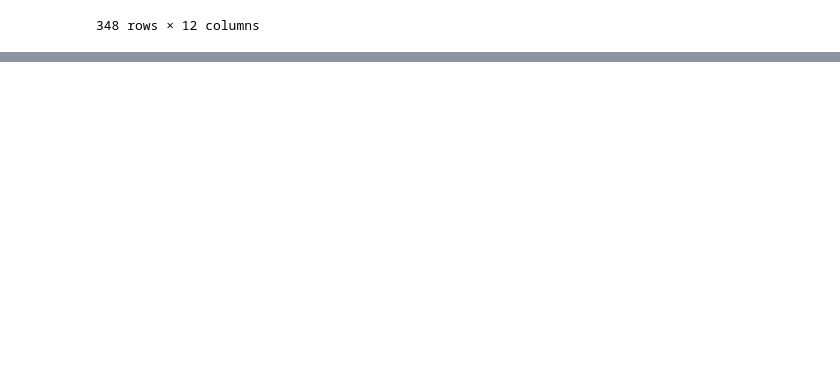
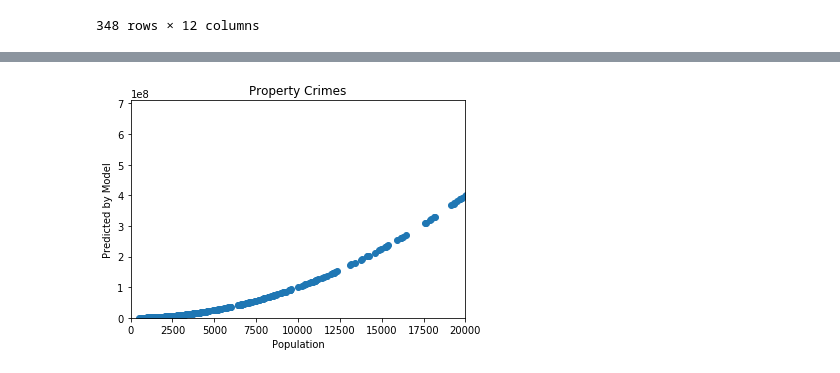
Before and after one commit to lgofish/U2Lesson3, a Jupyter notebook: Lesson4MultivariageChallenge.ipynb, the cells around one changed output, grey strips where cells are left out. Saved outputs shown, nothing was run; the diff lists cells and outputs as text; code cells hidden in the pictures; blank space fills up the shorter version.

```diff
--- a/Lesson4MultivariageChallenge.ipynb
+++ b/Lesson4MultivariageChallenge.ipynb
@@ -554,0 +579,4 @@ mv_finalversion
+# %%
+# Propertycrime=α+Population+Population2+Murder+Robbery
+
+property_crime = mv_data['Population_Num'] + mv_data['Pop_Squared'] + mv_data['Murder_Cat'] + mv_data['Robbery_Cat']
@@ -554,0 +603,23 @@ mv_finalversion
+# %%
+# Sample data.
+outcome = property_crime
+feature = mv_data['Population_Num']
+
+# Plot the data as-is. Looks a mite quadratic.
+plt.scatter(feature, outcome)
+plt.title('Property Crimes')
+plt.axis([0, 20000, 0, 710000000])
+plt.xlabel('Population')
+plt.ylabel('Predicted by Model')
+plt.show()
+
+# Create a feature using a non-linear transformation.
+# sqrt_feature = [math.sqrt(x) for x in  feature]
+
+
+# Well now isn't that nice.
+# plt.scatter(outcome, sqrt_feature)
+# plt.title('Transformed values')
+# plt.show()
+# %% [output]
+[figure, added]
```
Also changed, not shown: parts of 10 cells of this notebook, 3 other files.
